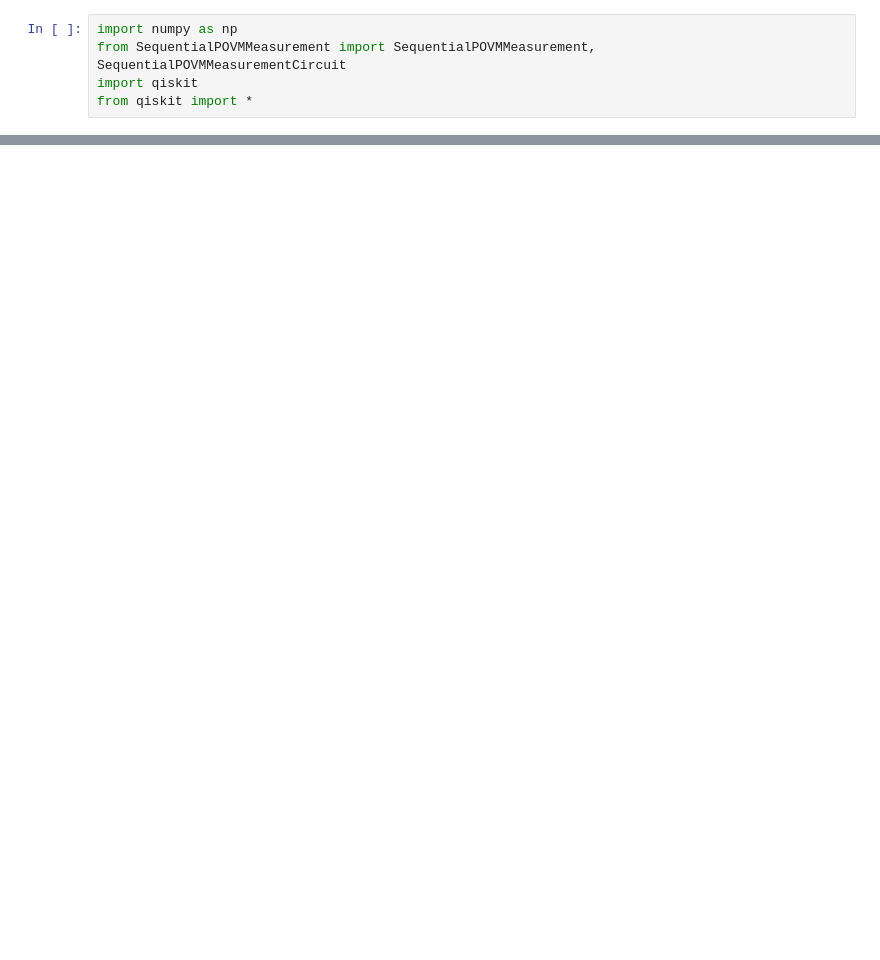
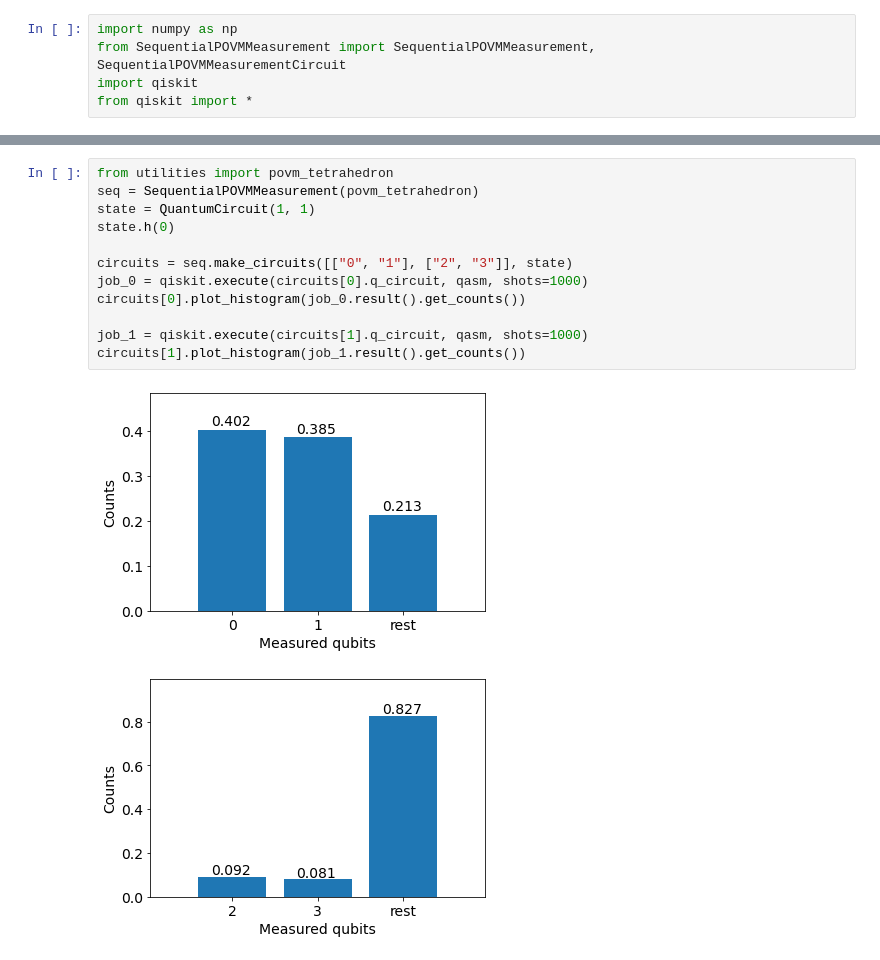
Before and after one commit to Podmenato/Noise-suppresion-in-current-quantum-computers-master-thesis, a Jupyter notebook: src/sequentialMeasurementDemo.ipynb, the cells around one changed output, grey strips where cells are left out. Drawn from its saved outputs; the diff is of its cells as text; blank space fills up the shorter version.

Commit message:
Fixing optional label bug and moving povms to utilities

```diff
--- a/src/sequentialMeasurementDemo.ipynb
+++ b/src/sequentialMeasurementDemo.ipynb
@@ -79,0 +80,15 @@ circuits[2].plot_histogram(job_2.result().get_counts())
+# %%
+from utilities import povm_tetrahedron
+seq = SequentialPOVMMeasurement(povm_tetrahedron)
+state = QuantumCircuit(1, 1)
+state.h(0)
+
+circuits = seq.make_circuits([["0", "1"], ["2", "3"]], state)
+job_0 = qiskit.execute(circuits[0].q_circuit, qasm, shots=1000)
+circuits[0].plot_histogram(job_0.result().get_counts())
+
+job_1 = qiskit.execute(circuits[1].q_circuit, qasm, shots=1000)
+circuits[1].plot_histogram(job_1.result().get_counts())
+# %% [output]
+[figure, added]
+[figure, added]
```
Also changed, not shown: parts of 3 cells of this notebook, 2 other files.
